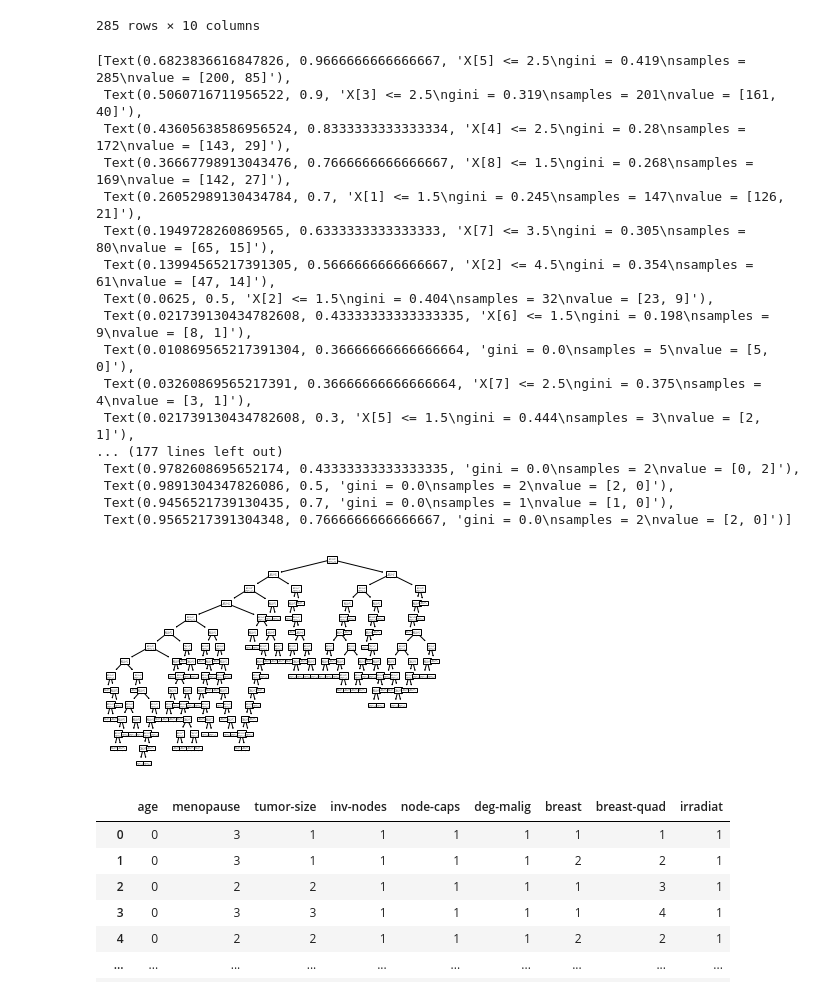
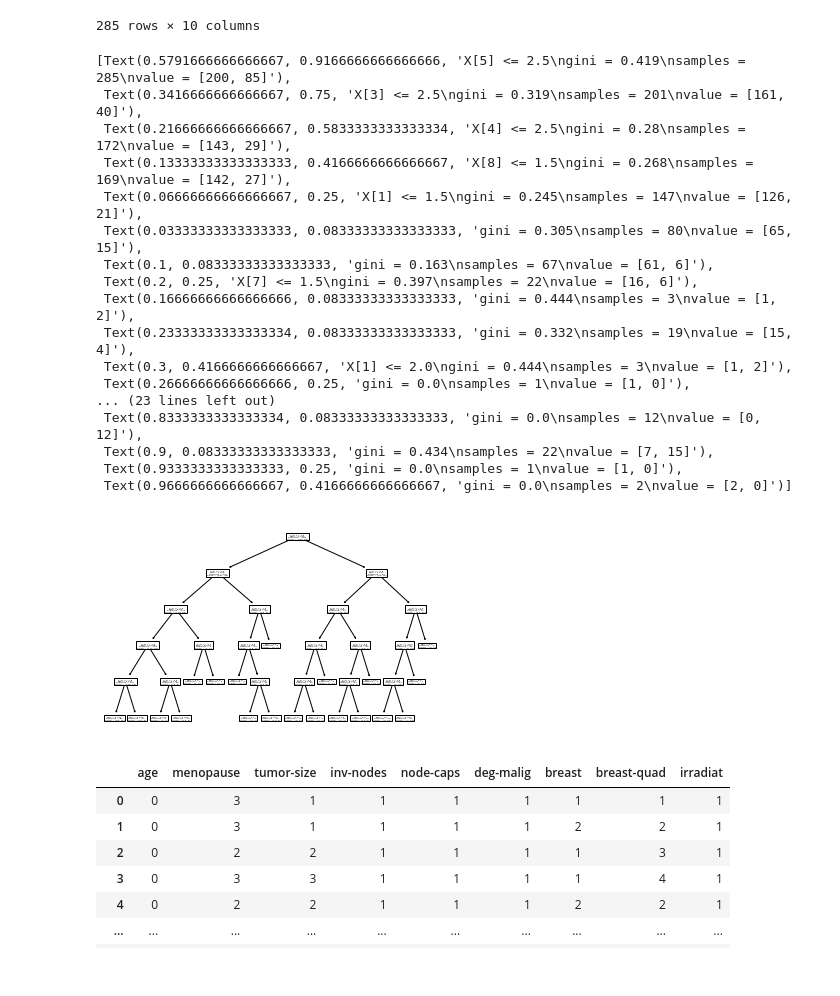
Before and after one commit to duynguyen02/ml-on-practice, a Jupyter notebook: DecisionTree_cancer.ipynb, the cells around one changed output. Drawn from its saved outputs; the diff is of its cells as text; code cells hidden in the pictures.

```diff
--- a/DecisionTree_cancer.ipynb
+++ b/DecisionTree_cancer.ipynb
@@ -42,31 +42,31 @@ df['irradiat'] = pd.factorize(df['irradiat'])[0] + 1
 # %%
 import numpy as np
 from sklearn import tree
 X = df
 Y = df['Class']
 del X['Class']
-clf = tree.DecisionTreeClassifier()
+clf = tree.DecisionTreeClassifier(max_depth=5)
 clf = clf.fit(X, Y)
 tree.plot_tree(clf)
 # %% [output]
-[Text(0.6823836616847826, 0.9666666666666667, 'X[5] <= 2.5\ngini = 0.419\nsamples = 285\nvalue = [200, 85]'),
- Text(0.5060716711956522, 0.9, 'X[3] <= 2.5\ngini = 0.319\nsamples = 201\nvalue = [161, 40]'),
- Text(0.43605638586956524, 0.8333333333333334, 'X[4] <= 2.5\ngini = 0.28\nsamples = 172\nvalue = [143, 29]'),
- Text(0.36667798913043476, 0.7666666666666667, 'X[8] <= 1.5\ngini = 0.268\nsamples = 169\nvalue = [142, 27]'),
- Text(0.26052989130434784, 0.7, 'X[1] <= 1.5\ngini = 0.245\nsamples = 147\nvalue = [126, 21]'),
- Text(0.1949728260869565, 0.6333333333333333, 'X[7] <= 3.5\ngini = 0.305\nsamples = 80\nvalue = [65, 15]'),
- Text(0.13994565217391305, 0.5666666666666667, 'X[2] <= 4.5\ngini = 0.354\nsamples = 61\nvalue = [47, 14]'),
- Text(0.0625, 0.5, 'X[2] <= 1.5\ngini = 0.404\nsamples = 32\nvalue = [23, 9]'),
- Text(0.021739130434782608, 0.43333333333333335, 'X[6] <= 1.5\ngini = 0.198\nsamples = 9\nvalue = [8, 1]'),
- Text(0.010869565217391304, 0.36666666666666664, 'gini = 0.0\nsamples = 5\nvalue = [5, 0]'),
- Text(0.03260869565217391, 0.36666666666666664, 'X[7] <= 2.5\ngini = 0.375\nsamples = 4\nvalue = [3, 1]'),
- Text(0.021739130434782608, 0.3, 'X[5] <= 1.5\ngini = 0.444\nsamples = 3\nvalue = [2, 1]'),
-... (177 lines left out)
- Text(0.9782608695652174, 0.43333333333333335, 'gini = 0.0\nsamples = 2\nvalue = [0, 2]'),
- Text(0.9891304347826086, 0.5, 'gini = 0.0\nsamples = 2\nvalue = [2, 0]'),
- Text(0.9456521739130435, 0.7, 'gini = 0.0\nsamples = 1\nvalue = [1, 0]'),
- Text(0.9565217391304348, 0.7666666666666667, 'gini = 0.0\nsamples = 2\nvalue = [2, 0]')]
+[Text(0.5791666666666667, 0.9166666666666666, 'X[5] <= 2.5\ngini = 0.419\nsamples = 285\nvalue = [200, 85]'),
+ Text(0.3416666666666667, 0.75, 'X[3] <= 2.5\ngini = 0.319\nsamples = 201\nvalue = [161, 40]'),
+ Text(0.21666666666666667, 0.5833333333333334, 'X[4] <= 2.5\ngini = 0.28\nsamples = 172\nvalue = [143, 29]'),
+ Text(0.13333333333333333, 0.4166666666666667, 'X[8] <= 1.5\ngini = 0.268\nsamples = 169\nvalue = [142, 27]'),
+ Text(0.06666666666666667, 0.25, 'X[1] <= 1.5\ngini = 0.245\nsamples = 147\nvalue = [126, 21]'),
+ Text(0.03333333333333333, 0.08333333333333333, 'gini = 0.305\nsamples = 80\nvalue = [65, 15]'),
+ Text(0.1, 0.08333333333333333, 'gini = 0.163\nsamples = 67\nvalue = [61, 6]'),
+ Text(0.2, 0.25, 'X[7] <= 1.5\ngini = 0.397\nsamples = 22\nvalue = [16, 6]'),
+ Text(0.16666666666666666, 0.08333333333333333, 'gini = 0.444\nsamples = 3\nvalue = [1, 2]'),
+ Text(0.23333333333333334, 0.08333333333333333, 'gini = 0.332\nsamples = 19\nvalue = [15, 4]'),
+ Text(0.3, 0.4166666666666667, 'X[1] <= 2.0\ngini = 0.444\nsamples = 3\nvalue = [1, 2]'),
+ Text(0.26666666666666666, 0.25, 'gini = 0.0\nsamples = 1\nvalue = [1, 0]'),
+... (23 lines left out)
+ Text(0.8333333333333334, 0.08333333333333333, 'gini = 0.0\nsamples = 12\nvalue = [0, 12]'),
+ Text(0.9, 0.08333333333333333, 'gini = 0.434\nsamples = 22\nvalue = [7, 15]'),
+ Text(0.9333333333333333, 0.25, 'gini = 0.0\nsamples = 1\nvalue = [1, 0]'),
+ Text(0.9666666666666667, 0.4166666666666667, 'gini = 0.0\nsamples = 2\nvalue = [2, 0]')]
-[figure, old version]
+[figure, new version]
 # %%
 X
 # %% [output]
```
Also changed, not shown: parts of 3 cells of this notebook.
